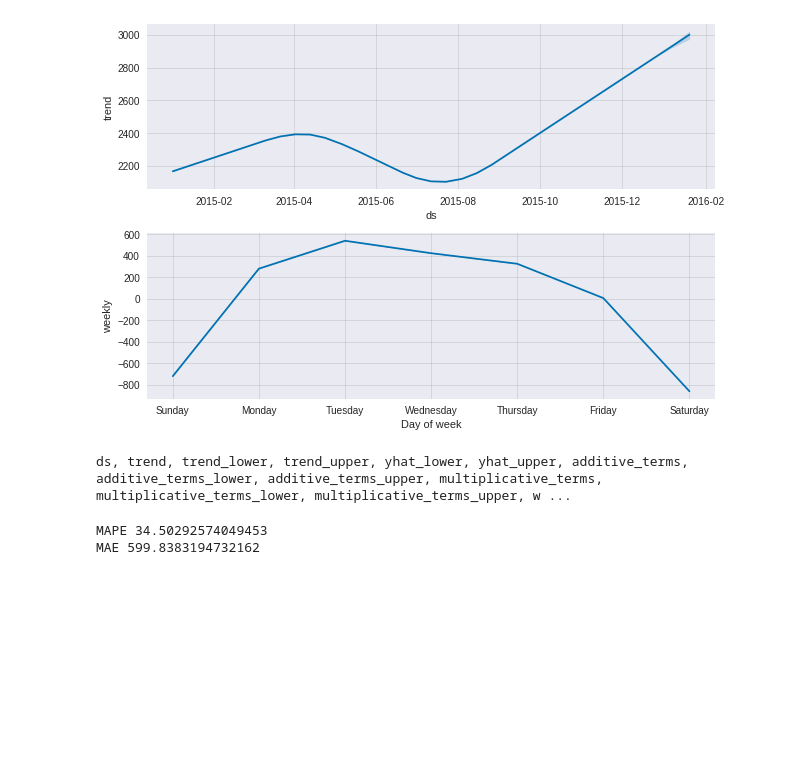
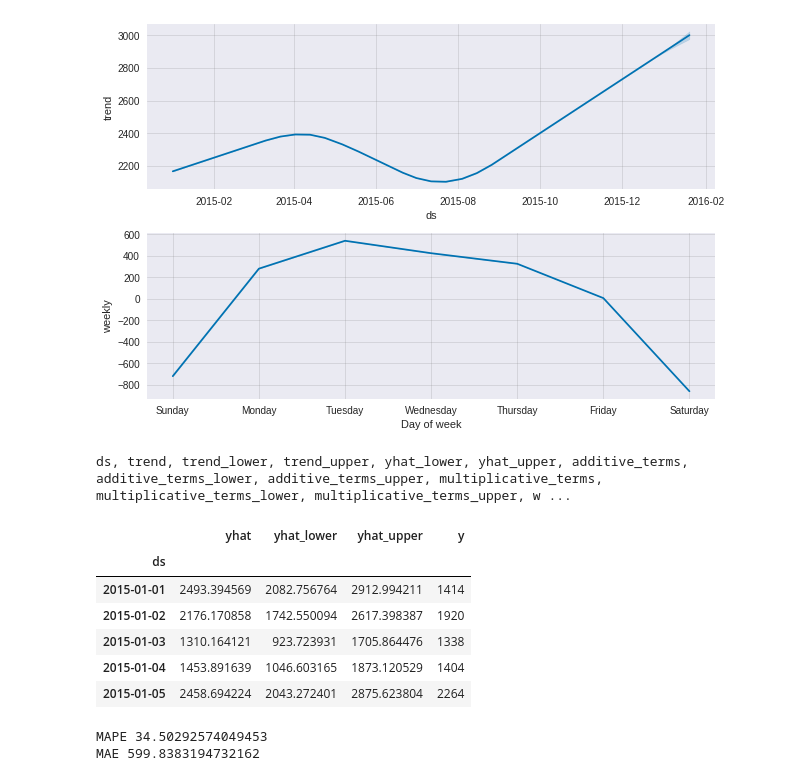
Before and after one commit to AndrewTrefilov/my-journey-to-ml-starts-here, a Jupyter notebook: demo#9.ipynb, the cells around one changed output. Drawn from its saved outputs; the diff is of its cells as text; code cells hidden in the pictures; blank space fills up the shorter version.

```diff
--- a/demo#9.ipynb
+++ b/demo#9.ipynb
@@ -124,6 +123,16 @@ print(', '.join(forecast.columns))
 ds, trend, trend_lower, trend_upper, yhat_lower, yhat_upper, additive_terms, additive_terms_lower, additive_terms_upper, multiplicative_terms, multiplicative_terms_lower, multiplicative_terms_upper, w ...
 # %%
 cmp_df = forecast.set_index('ds')[['yhat', 'yhat_lower', 'yhat_upper']].join(df.set_index('ds'))
+# %%
+cmp_df.head()
+# %% [output]
+|  | yhat | yhat_lower | yhat_upper | y |
+| ds |  |  |  |  |
+| 2015-01-01 | 2493.394569 | 2082.756764 | 2912.994211 | 1414 |
+| 2015-01-02 | 2176.170858 | 1742.550094 | 2617.398387 | 1920 |
+| 2015-01-03 | 1310.164121 | 923.723931 | 1705.864476 | 1338 |
+| 2015-01-04 | 1453.891639 | 1046.603165 | 1873.120529 | 1404 |
+| 2015-01-05 | 2458.694224 | 2043.272401 | 2875.623804 | 2264 |
 # %%
 import numpy as np
 cmp_df['e'] = cmp_df['y'] - cmp_df['yhat']
```
Also changed, not shown: parts of 10 cells of this notebook.
